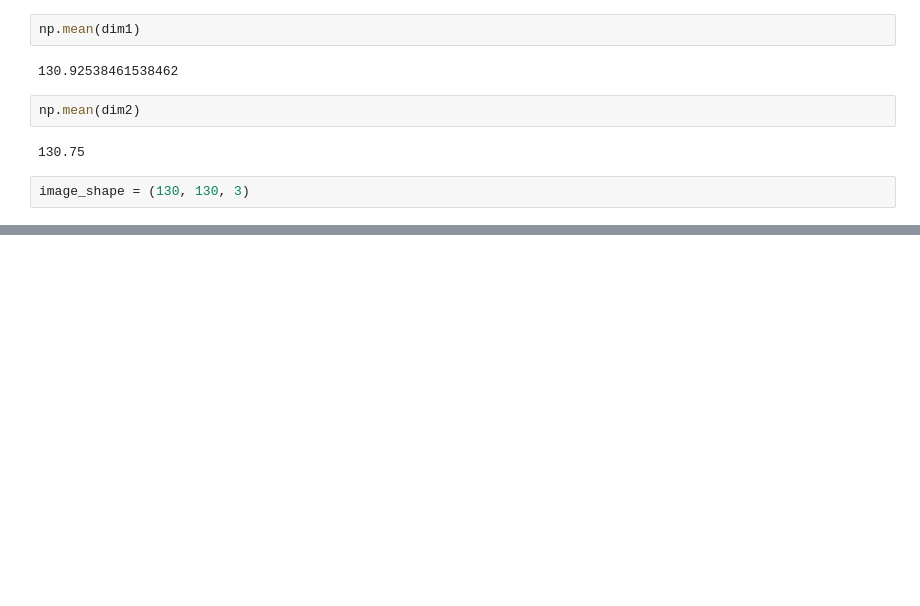
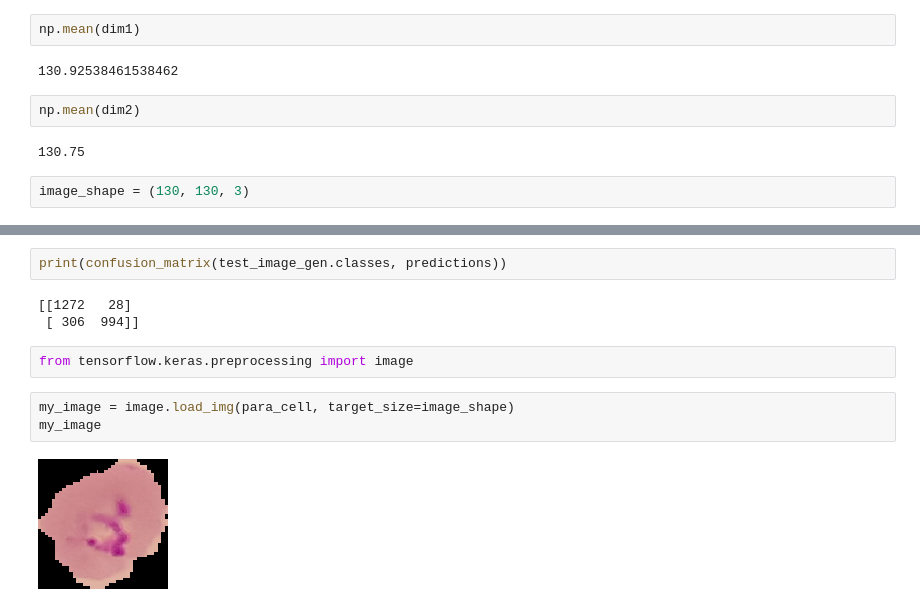
Before and after one commit to JaimePazLopes/Tensorflow-2-and-Keras, a Jupyter notebook: CNN/CNN on Real Image.ipynb, the cells around one changed output, grey strips where cells are left out. Drawn from its saved outputs; the diff is of its cells as text; blank space fills up the shorter version.

```diff
--- a/CNN/CNN on Real Image.ipynb
+++ b/CNN/CNN on Real Image.ipynb
@@ -120,0 +281,12 @@ image_shape = (130, 130, 3)
+# %%
+print(confusion_matrix(test_image_gen.classes, predictions))
+# %% [output]
+[[1272   28]
+ [ 306  994]]
+# %%
+from tensorflow.keras.preprocessing import image
+# %%
+my_image = image.load_img(para_cell, target_size=image_shape)
+my_image
+# %% [output]
+[figure, added]
```
Also changed, not shown: parts of 32 cells of this notebook.
